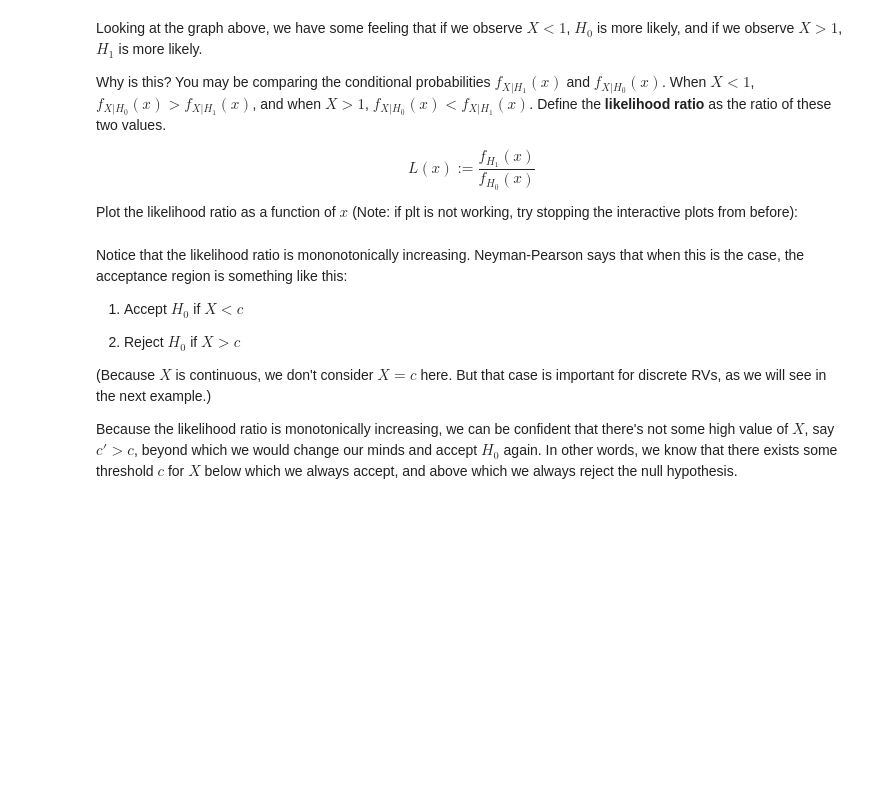
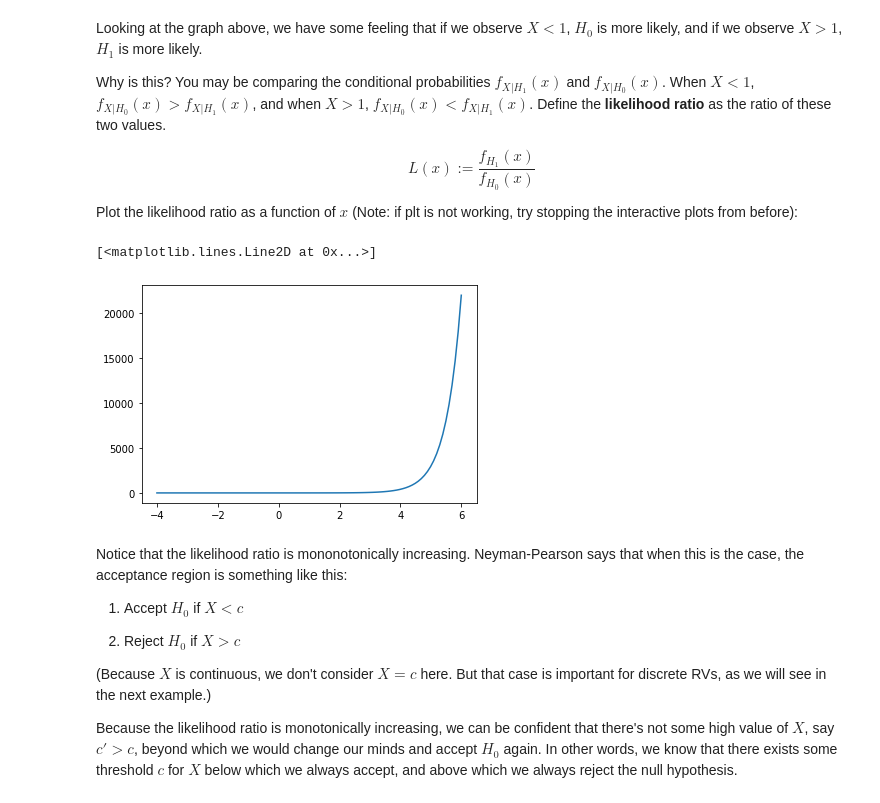
Before and after one commit to PKUFlyingPig/EECS126, a Jupyter notebook: labs/my_solution/lab8/hypotesting.ipynb, the cells around one changed output. Drawn from its saved outputs; the diff is of its cells as text; code cells hidden in the pictures; blank space fills up the shorter version.

```diff
--- a/labs/my_solution/lab8/hypotesting.ipynb
+++ b/labs/my_solution/lab8/hypotesting.ipynb
@@ -60,8 +63,11 @@ $$ L(x) := \frac{f_{H_1}(x)}{f_{H_0}(x)} $$
 Plot the likelihood ratio as a function of $x$ (Note: if plt is not working, try stopping the interactive plots from before):
 # %%
 # BEGIN YOUR SOLUTION
-
+plt.plot(x, y1/y0)
 # END YOUR SOLUTION
+# %% [output]
+[<matplotlib.lines.Line2D at 0x...>]
+[figure, added]
 # %% [markdown]
 Notice that the likelihood ratio is mononotonically increasing. Neyman-Pearson says that when this is the case, the acceptance region is something like this:
 
```
Also changed, not shown: parts of 43 cells of this notebook.
